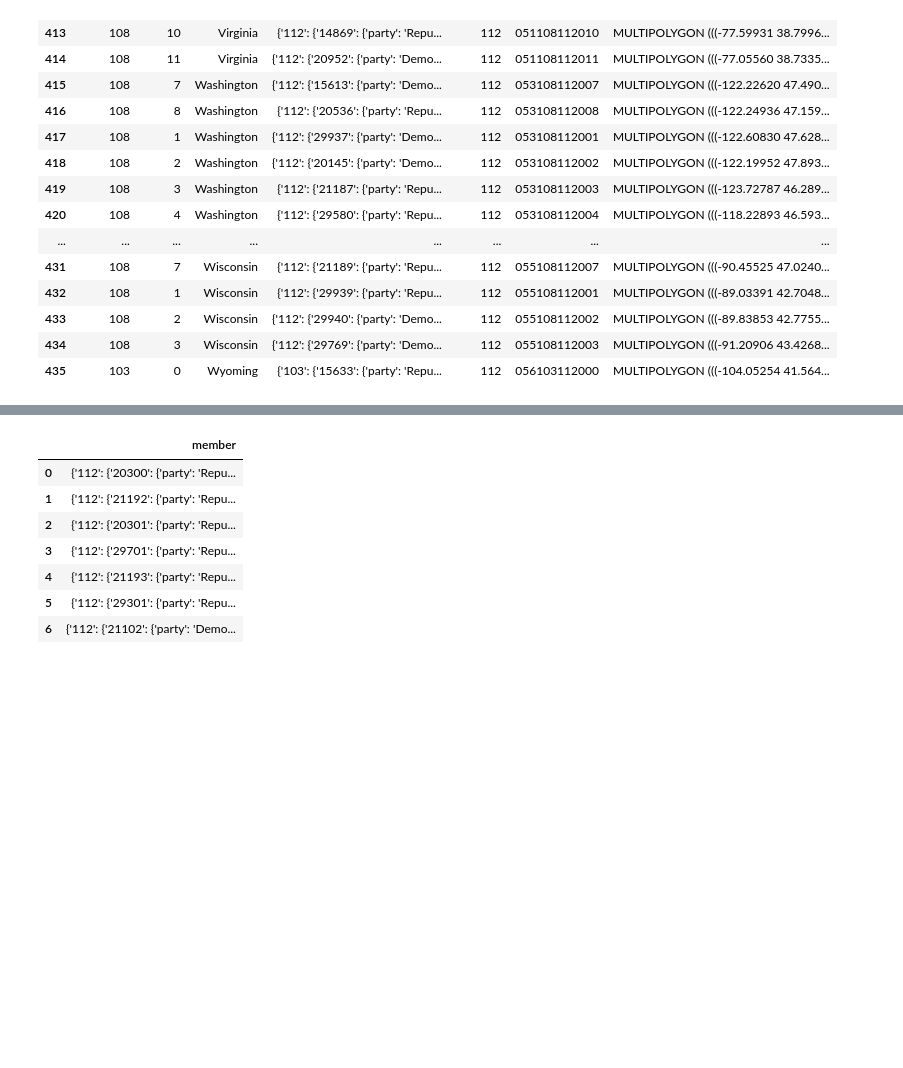
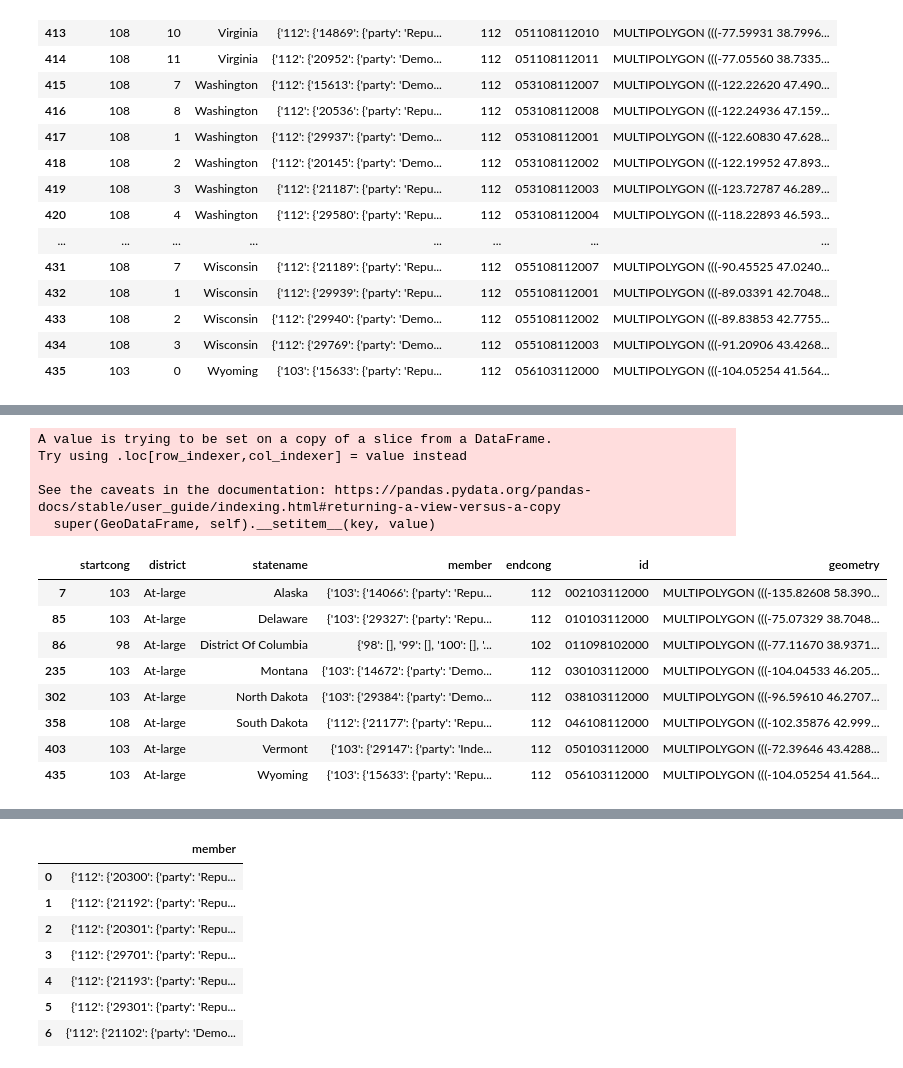
Before and after one commit to tthoang/Reading-Between-the-Gerrymandered-Lines, a Jupyter notebook: notebooks/demographics_eda.ipynb, the cells around one changed output, grey strips where cells are left out. Drawn from its saved outputs; the diff is of its cells as text; code cells hidden in the pictures; blank space fills up the shorter version.

```diff
--- a/notebooks/demographics_eda.ipynb
+++ b/notebooks/demographics_eda.ipynb
@@ -1293,2 +1335,20 @@ districts_map.loc[districts_map['district'] == '0']
 # %%
-#districts_map['district'] = districts_map['district'].str.replace('0', 'At-large')
+at_large['district']= at_large['district'].str.replace('0', 'At-large')
+# %% [output]
+A value is trying to be set on a copy of a slice from a DataFrame.
+Try using .loc[row_indexer,col_indexer] = value instead
+
+See the caveats in the documentation: https://pandas.pydata.org/pandas-docs/stable/user_guide/indexing.html#returning-a-view-versus-a-copy
+  super(GeoDataFrame, self).__setitem__(key, value)
+# %%
+at_large
+# %% [output]
+|  | startcong | district | statename | member | endcong | id | geometry |
+| 7 | 103 | At-large | Alaska | {'103': {'14066': {'party': 'Repu... | 112 | 002103112000 | MULTIPOLYGON (((-135.82608 58.390... |
+| 85 | 103 | At-large | Delaware | {'103': {'29327': {'party': 'Repu... | 112 | 010103112000 | MULTIPOLYGON (((-75.07329 38.7048... |
+| 86 | 98 | At-large | District Of Columbia | {'98': [], '99': [], '100': [], '... | 102 | 011098102000 | MULTIPOLYGON (((-77.11670 38.9371... |
+| 235 | 103 | At-large | Montana | {'103': {'14672': {'party': 'Demo... | 112 | 030103112000 | MULTIPOLYGON (((-104.04533 46.205... |
+| 302 | 103 | At-large | North Dakota | {'103': {'29384': {'party': 'Demo... | 112 | 038103112000 | MULTIPOLYGON (((-96.59610 46.2707... |
+| 358 | 108 | At-large | South Dakota | {'112': {'21177': {'party': 'Repu... | 112 | 046108112000 | MULTIPOLYGON (((-102.35876 42.999... |
+| 403 | 103 | At-large | Vermont | {'103': {'29147': {'party': 'Inde... | 112 | 050103112000 | MULTIPOLYGON (((-72.39646 43.4288... |
+| 435 | 103 | At-large | Wyoming | {'103': {'15633': {'party': 'Repu... | 112 | 056103112000 | MULTIPOLYGON (((-104.05254 41.564... |
```
Also changed, not shown: parts of 12 cells of this notebook.
